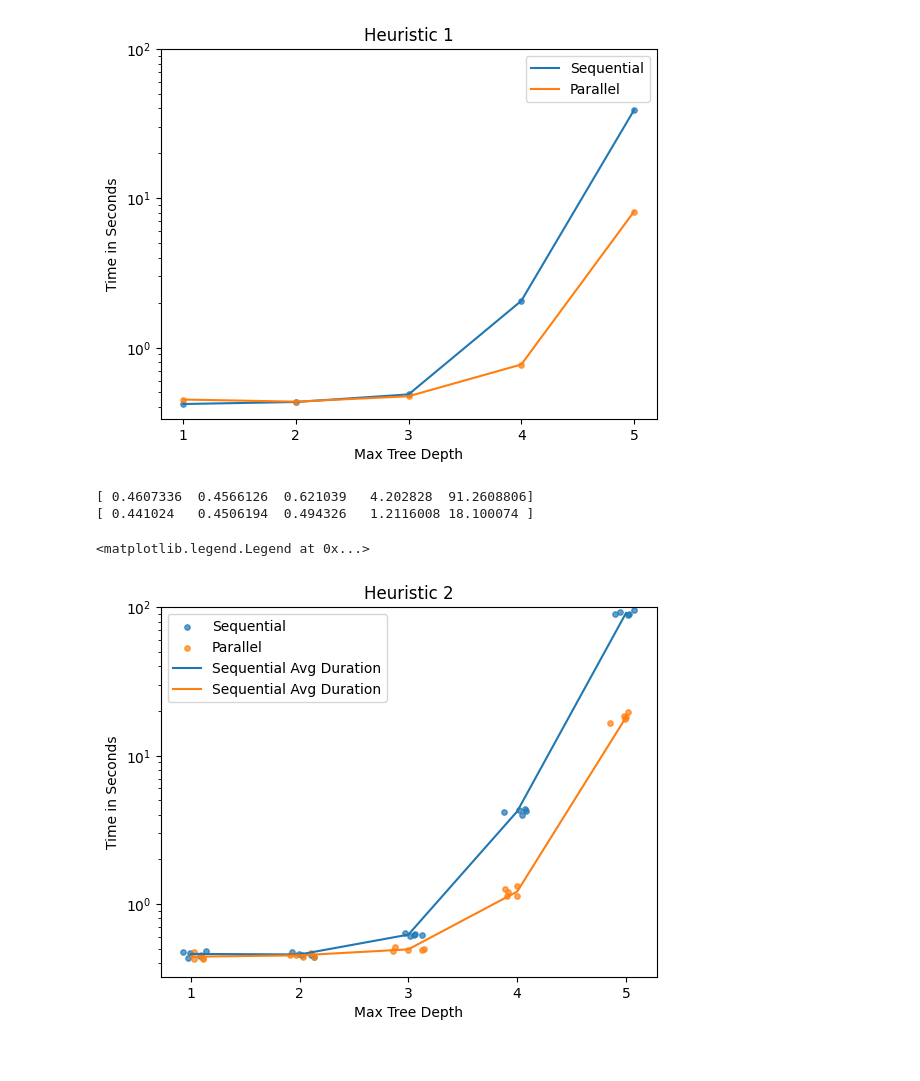
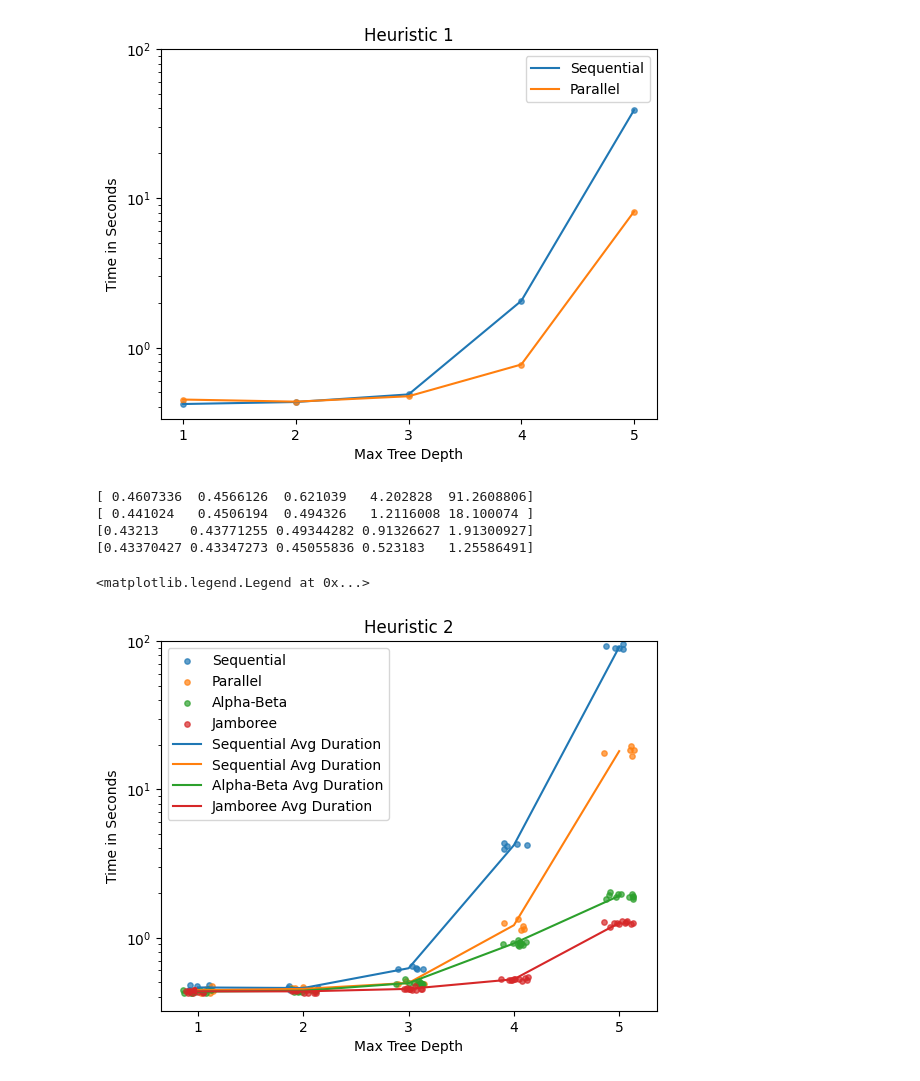
Before and after one commit to DavidZhang22/AlphaGambit, a Jupyter notebook: visuals/graph_creation.ipynb, the cells around one changed output. Drawn from its saved outputs; the diff is of its cells as text; code cells hidden in the pictures.

```diff
--- a/visuals/graph_creation.ipynb
+++ b/visuals/graph_creation.ipynb
@@ -5,5 +5,8 @@ import matplotlib.pyplot as plt
 import matplotlib.ticker as ticker
 # %%
 csv_dir = '../runtimes/'
+new_csv_dir = '../new_runtimes/'
+sequential_path = 'sequential_minimax.csv'
+alpha_beta_path = 'alpha_beta.csv'
 parallel_path = 'parallel_minimax.csv'
-sequential_path = 'sequential_minimax.csv'
+jamboree_path = 'jamboree.csv'
@@ -10,3 +23,10 @@ sequential_path = 'sequential_minimax.csv'
+# %%
+alpha_beta_df = pd.read_csv(new_csv_dir + alpha_beta_path)
+
+h_2_alpha_beta_df = alpha_beta_df.iloc[0:]
+h_2_alpha_beta_df.set_index('depth', inplace=True)
+h_2_alpha_beta_df = h_2_alpha_beta_df.sort_index()
+# print(h_2_alpha_beta_df.head())
 # %%
 parallel_df = pd.read_csv(csv_dir + parallel_path)
 h_1_parallel_df = parallel_df.iloc[0:5]
@@ -60,3 +40,10 @@ depth
+# %%
+jamboree_df = pd.read_csv(new_csv_dir + jamboree_path)
+
+h_2_jamboree_df = jamboree_df.iloc[0:]
+h_2_jamboree_df.set_index('depth', inplace=True)
+h_2_jamboree_df = h_2_jamboree_df.sort_index()
+# print(h_2_jamboree_df.head())
 # %%
 plt.plot(h_1_sequential_df.index, h_1_sequential_df['duration'], label = 'Sequential')
 plt.plot(h_1_parallel_df.index, h_1_parallel_df['duration'], label = 'Parallel')
@@ -75,31 +62,43 @@ plt.legend()
 <matplotlib.legend.Legend at 0x...>
 [figure]
 # %%
-x1_offsets = np.random.uniform(low=-0.15, high=0.15, size=len(h_2_parallel_df.index))
+x1_offsets = np.random.uniform(low=-0.15, high=0.15, size=len(h_2_sequential_df.index))
 x2_offsets = np.random.uniform(low=-0.15, high=0.15, size=len(h_2_parallel_df.index))
+x3_offsets = np.random.uniform(low=-0.15, high=0.15, size=len(h_2_alpha_beta_df.index))
+x4_offsets = np.random.uniform(low=-0.15, high=0.15, size=len(h_2_jamboree_df.index))
 
 plt.scatter(h_2_sequential_df.index + x1_offsets, h_2_sequential_df['duration'], label = 'Sequential', s=15, alpha=0.7)
 plt.scatter(h_2_parallel_df.index + x2_offsets, h_2_parallel_df['duration'], label = 'Parallel', s=15, alpha=0.7)
+plt.scatter(h_2_alpha_beta_df.index + x3_offsets, h_2_alpha_beta_df['duration'], label = 'Alpha-Beta', s=15, alpha=0.7)
+plt.scatter(h_2_jamboree_df.index + x4_offsets, h_2_jamboree_df['duration'], label = 'Jamboree', s=15, alpha=0.7)
 
 
 h2_sequential_avg_duration = h_2_sequential_df.groupby('depth')['duration'].mean().values
 h2_parallel_avg_duration = h_2_parallel_df.groupby('depth')['duration'].mean().values
+h2_alpha_beta_avg_duration = h_2_alpha_beta_df.groupby('depth')['duration'].mean().values
+h2_jamboree_avg_duration = h_2_jamboree_df.groupby('depth')['duration'].mean().values
 print(h2_sequential_avg_duration)
 print(h2_parallel_avg_duration)
+print(h2_alpha_beta_avg_duration)
+print(h2_jamboree_avg_duration)
 
 plt.plot(h_2_sequential_df.index.unique(), h2_sequential_avg_duration, label = 'Sequential Avg Duration')
 plt.plot(h_2_parallel_df.index.unique(), h2_parallel_avg_duration, label = 'Sequential Avg Duration')
+plt.plot(h_2_alpha_beta_df.index.unique(), h2_alpha_beta_avg_duration, label = 'Alpha-Beta Avg Duration')
+plt.plot(h_2_jamboree_df.index.unique(), h2_jamboree_avg_duration, label = 'Jamboree Avg Duration')
 
 plt.yscale('log')
 plt.ylim(0, 10 ** 2)
 
 plt.xlabel('Max Tree Depth')
 plt.ylabel('Time in Seconds')
 plt.title('Heuristic 2')
 plt.gca().xaxis.set_major_locator(ticker.MaxNLocator(integer=True))
 plt.legend()
 # %% [output]
 [ 0.4607336  0.4566126  0.621039   4.202828  91.2608806]
 [ 0.441024   0.4506194  0.494326   1.2116008 18.100074 ]
+[0.43213    0.43771255 0.49344282 0.91326627 1.91300927]
+[0.43370427 0.43347273 0.45055836 0.523183   1.25586491]
 <matplotlib.legend.Legend at 0x...>
-[figure, old version]
+[figure, new version]
```
Also changed, not shown: parts of 3 cells of this notebook, 1 other file.
